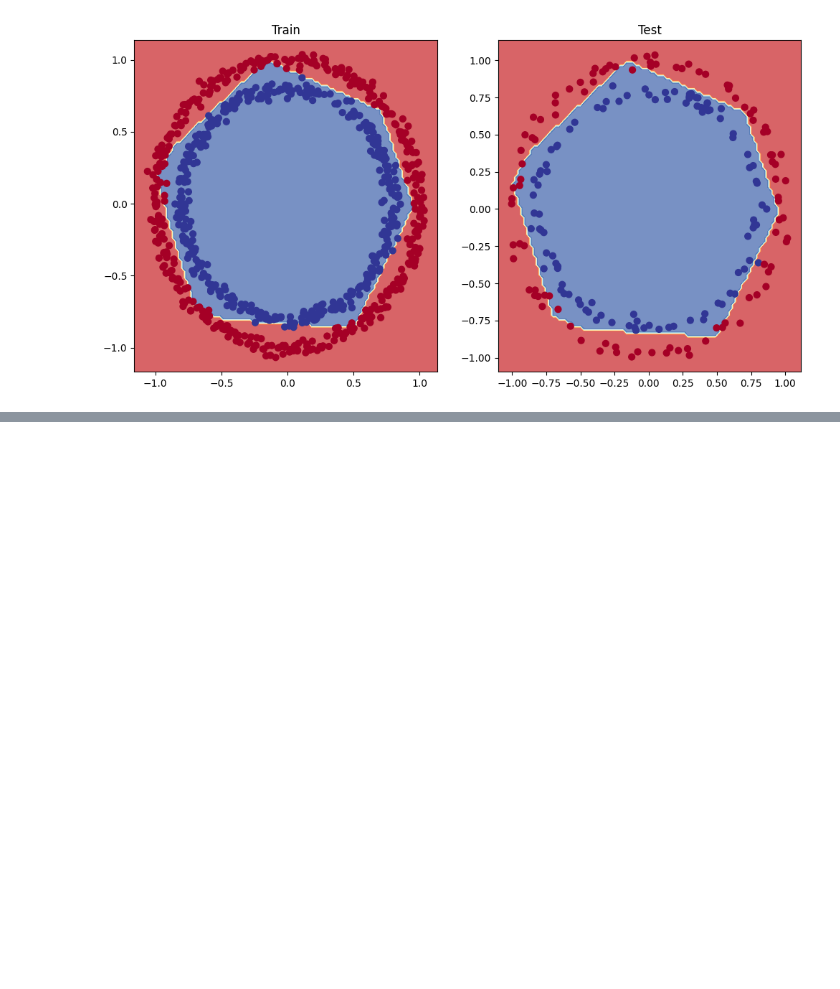
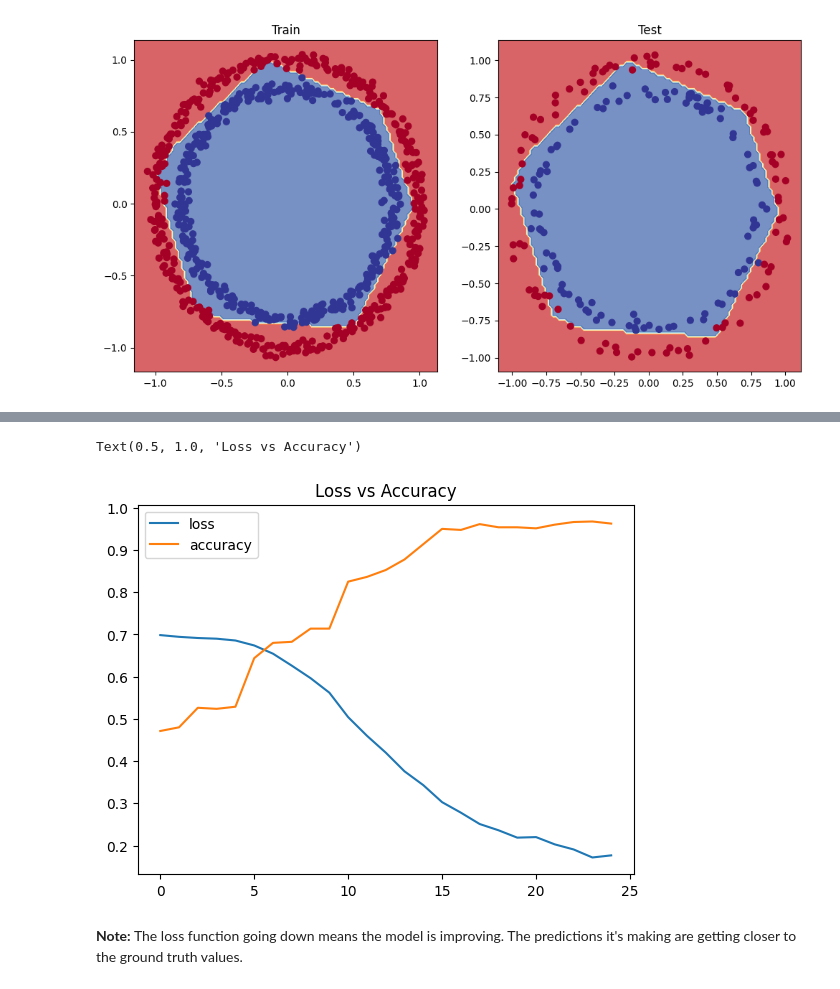
Before and after one commit to 4igeek/TensorFlow, a Jupyter notebook: NonLinearBinaryClassification.ipynb, the cells around one changed output, grey strips where cells are left out. Saved outputs shown, nothing was run; the diff lists cells and outputs as text; code cells hidden in the pictures; blank space fills up the shorter version.

```diff
--- a/NonLinearBinaryClassification.ipynb
+++ b/NonLinearBinaryClassification.ipynb
@@ -177,0 +182,9 @@ Doing binary classification
+# %%
+# Let's convert the model_history object into a DataFrame.
+pd.DataFrame(model_history.history).plot()
+plt.title("Loss vs Accuracy")
+# %% [output]
+Text(0.5, 1.0, 'Loss vs Accuracy')
+[figure, added]
+# %% [markdown]
+**Note:** The loss function going down means the model is improving. The predictions it's making are getting closer to the ground truth values.
```
Also changed, not shown: parts of 2 cells of this notebook.
